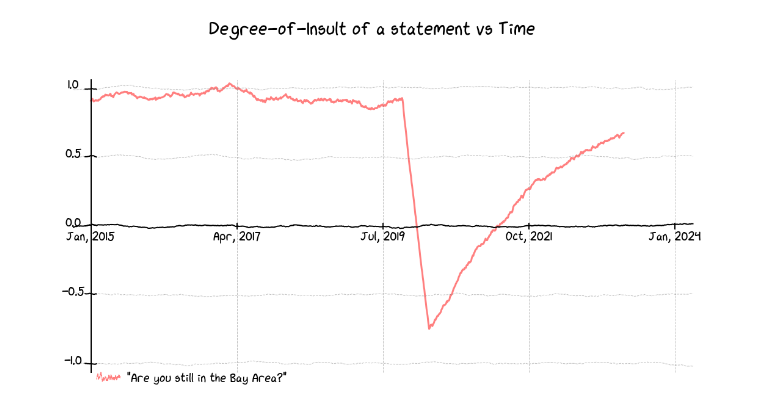
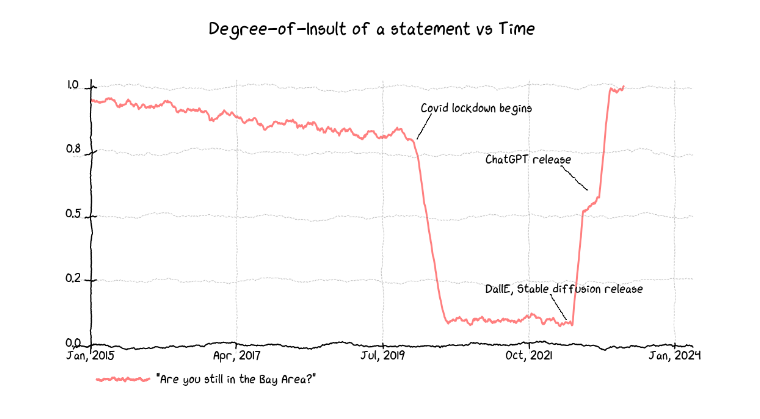
Before and after one commit to nuwandavek/squigglylines, a Jupyter notebook: examples/degree-of-insult.ipynb, the cells around one changed output. Cells and saved outputs as stored; diff of their text form; code cells hidden in the pictures.

```diff
--- a/examples/degree-of-insult.ipynb
+++ b/examples/degree-of-insult.ipynb
@@ -11,11 +14,31 @@ from squiggly import SquigglyPlot
 # %%
-x = np.array([datetime(2015,1,1), datetime(2020,1,1), datetime(2020,1,2), datetime(2021,1,1), datetime(2022,1,1), datetime(2023,3,19)])
-y = np.array([95, 90, -90, -10, 40, 70]) / 100
+squigglyplot = SquigglyPlot(figsize=(20, 10))
+
+# sf
+xy = np.array(
+    [[datetime(2015,1,1), .95],
+    [datetime(2020,1,1), .8],
+    [datetime(2020,6,1), 0.1],
+    [datetime(2021,1,1), 0.1],
+    [datetime(2022,7,1), 0.1],
+    [datetime(2022,7,2), .5],
+    [datetime(2022,11,29), .6],
+    [datetime(2022,11,30), .99],
+    [datetime(2023,3,19), .99]]
+)
+annotations = [
+    [[datetime(2020, 1, 10), datetime(2020,4,1)], [.8, .9], [datetime(2020,2,1), .92], "Covid lockdown begins"],
+    [[datetime(2022, 1, 30), datetime(2022,4,30)], [.2, .1], [datetime(2021,1,30), .22], "DallE, Stable diffusion release"],
+    [[datetime(2022, 3, 30), datetime(2022,8,30)], [.7, .6], [datetime(2021,1,30), .72], "ChatGPT release"],
+]
+squigglyplot.draw_line(list(xy[:,0]), list(xy[:,1]), noise_strength=0.05, autocorr_perc=2, c="r", label='"Are you still in the Bay Area?"')
+for anno in annotations:
+    squigglyplot.draw_annotations(*anno, noise_strength=0.01)
 
 
-squigglyplot = SquigglyPlot(figsize=(20, 10))
-squigglyplot.draw_line(x, y, noise_strength=0.2, c="r", label='"Are you still in the Bay Area?"')
-squigglyplot.draw_grid([datetime(2015, 1, 1), datetime(2024,1,1)], [-1, 1], legend=True)
+
+
+squigglyplot.draw_grid([datetime(2015, 1, 1), datetime(2024,1,1)], [0, 1], legend=True)
 squigglyplot.draw_title('Degree-of-Insult of a statement vs Time')
 # %% [output]
-[figure, old version]
+[figure, new version]
```
Also changed, not shown: parts of 1 cell of this notebook, 2 other files.
